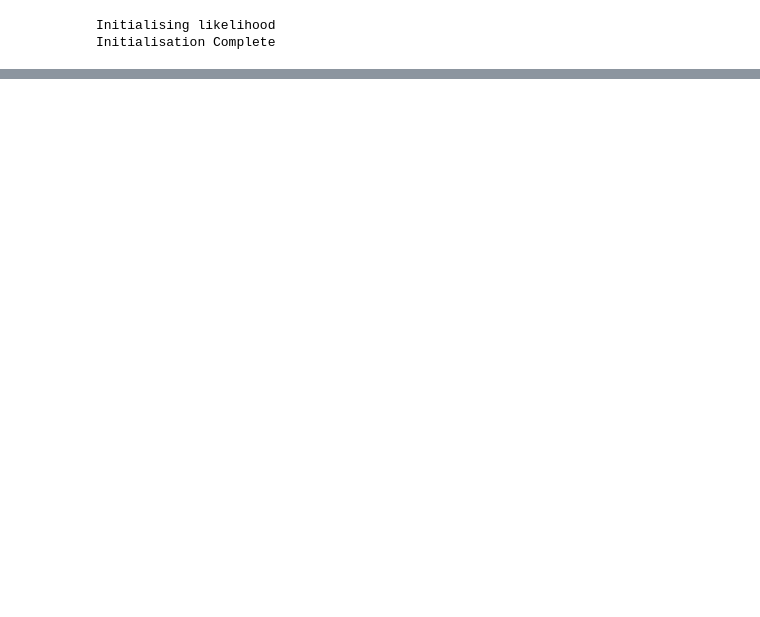
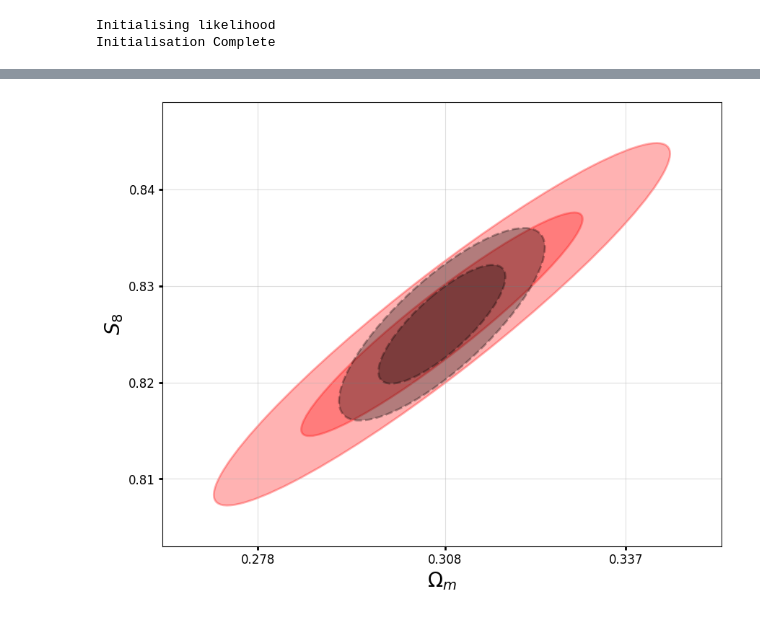
Before and after one commit to fpetri115/LBGforecast, a Jupyter notebook: tests_likelihood.ipynb, the cells around one changed output, grey strips where cells are left out. Cells and saved outputs as stored; diff of their text form; code cells hidden in the pictures; blank space fills up the shorter version.

Commit message:
s8 plot

```diff
--- a/tests_likelihood.ipynb
+++ b/tests_likelihood.ipynb
@@ -36,3 +18,29 @@ F_marg = lhood.fisher_marg(params, inds)
+# %%
+def forecast_derived():
+    o_m = lhood._cosmo_fid.Omega_c + lhood._cosmo_fid.Omega_b
+    s8 = lhood._cosmo_fid.sigma8*np.sqrt(o_m/0.3)
+
+    params = np.array([lhood._cosmo_fid.Omega_b,
+                    lhood._cosmo_fid.h, lhood._cosmo_fid.n_s,
+                    lhood._b_lbg_u, lhood._b_lbg_g, lhood._b_lbg_r,
+                    o_m, s8])
+
+    #w&w stuff
+    #norm_diff = pk(define_cosmo(), 1/8, 2.6)/pk(define_cosmo(), 1/8, 0)
+    #params = np.array([lhood._cosmo_fid.sigma8*np.sqrt(norm_diff), lhood._b_lbg])
+
+    labels = np.array(["$\Omega_{b}$",
+                        "$h$", "$n_{s}$", "$b^{lbg}_{u}$", "$b^{lbg}_{g}$", "$b^{lbg}_{r}$",
+                        "$\Omega_{m}$", "$S_{8}$"])
+
+    inds = [2, 3, 4, 6, 7, 8, 9, 10]
+
+    F = lhood.fisher(params, inds)
+    F_marg = lhood.fisher_marg(params, inds)
+
+    return F, F_marg, params, labels
+# %%
+F, F_marg, params, labels = forecast_derived()
 # %%
 import matplotlib.pyplot as plt
 from matplotlib.patches import Ellipse
@@ -133,0 +141,19 @@ for i in range(nparams):
+# %%
+i = 7
+j = 6
+plt.figure(figsize=(10, 8))
+plt.grid(alpha=0.4, zorder=-1)
+
+plot_contours(F, params, j, i, K=2.279, fill=True,color='k', alpha=0.3, zorder=5, ls="--", lw=2)
+plot_contours(F, params, j, i, K=5.991, fill=True,color='k',  alpha=0.3, zorder=5, ls="--", lw=2)
+
+plot_contours(F_marg, params, j, i, K=2.279, fill=True,color='r', alpha=0.3, zorder=1, lw=2)
+plot_contours(F_marg, params, j, i, K=5.991, fill=True,color='r', alpha=0.3, zorder=1, lw=2)
+
+plt.ylabel(labels[i], fontsize = 20)
+plt.xlabel(labels[j], fontsize = 20)
+
+plt.tick_params(axis="x", width = 2, labelsize=12)
+plt.tick_params(axis="y", width = 2, labelsize=12)
+# %% [output]
+[figure, added]
```
Also changed, not shown: parts of 2 cells of this notebook, 1 other file.
